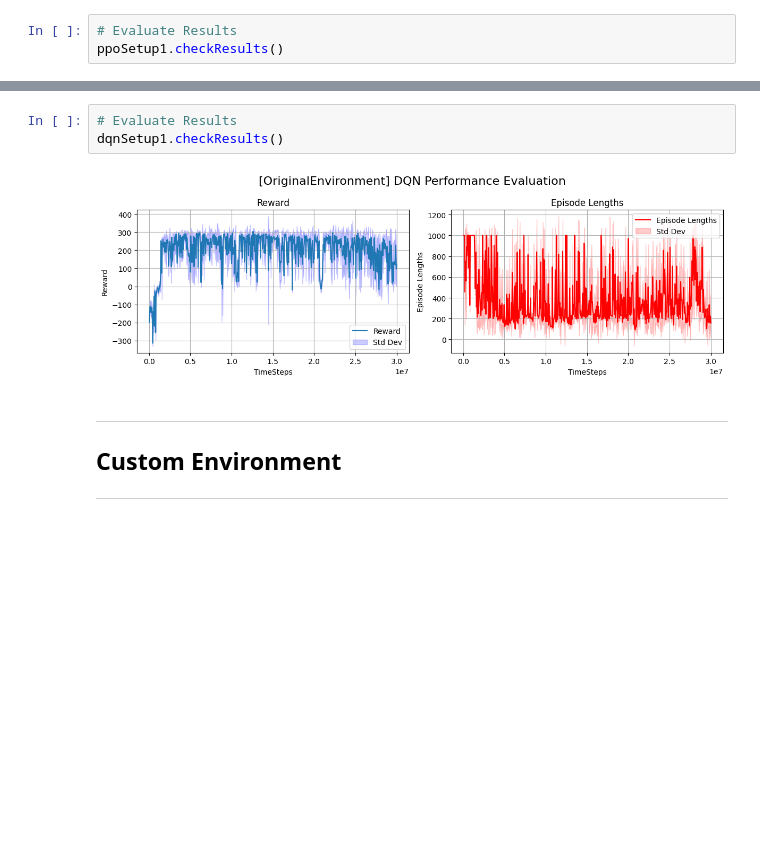
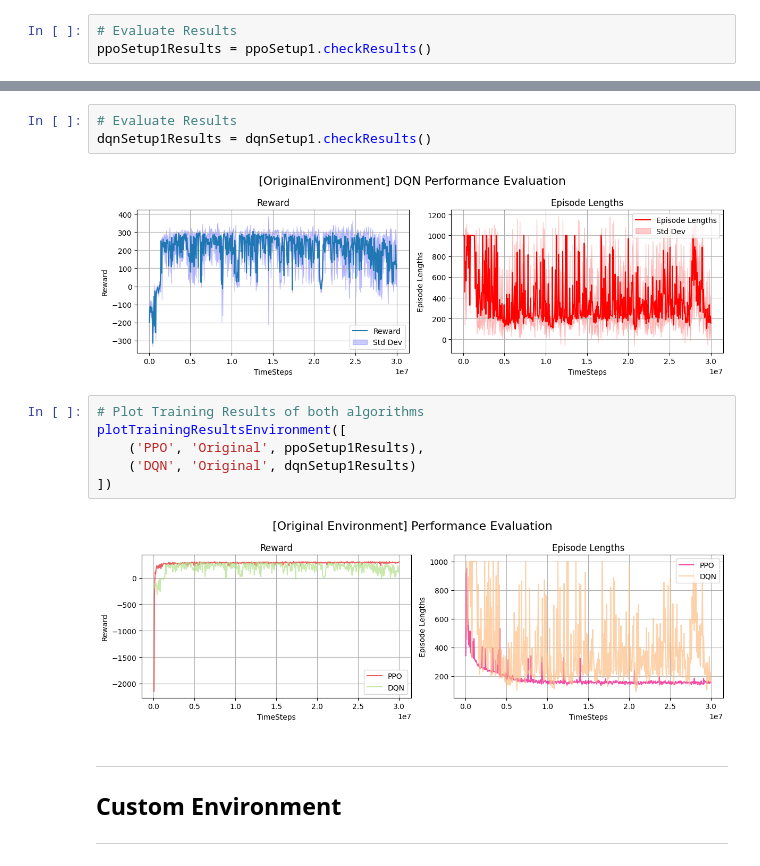
Before and after one commit to EstevesX10/OpenAI-Gym-Lunar-Lander, a Jupyter notebook: LunarLander/LunarLander.ipynb, the cells around one changed output, grey strips where cells are left out. Drawn from its saved outputs; the diff is of its cells as text; blank space fills up the shorter version.

Commit message:
Started Implementing data visualization functions to further analyse the results

```diff
--- a/LunarLander/LunarLander.ipynb
+++ b/LunarLander/LunarLander.ipynb
@@ -112,7 +110,7 @@ Already Trained the Model over the established TimeSteps (Defined inside the CON
 ppoSetup1.test(model=model, numEpisodes=1)
 # %%
 # Evaluate Results
-ppoSetup1.checkResults()
+ppoSetup1Results = ppoSetup1.checkResults()
 # %% [output]
 [figure]
 # %% [markdown]
@@ -178,8 +179,16 @@ dqnSetup1.test(model=model, numEpisodes=1)
 # %%
 # Evaluate Results
-dqnSetup1.checkResults()
+dqnSetup1Results = dqnSetup1.checkResults()
 # %% [output]
 [figure]
+# %%
+# Plot Training Results of both algorithms
+plotTrainingResultsEnvironment([
+    ('PPO', 'Original', ppoSetup1Results),
+    ('DQN', 'Original', dqnSetup1Results)
+])
+# %% [output]
+[figure, added]
 # %% [markdown]
 ---
 ## Custom Environment
```
Also changed, not shown: parts of 3 cells of this notebook, 2 other files.
